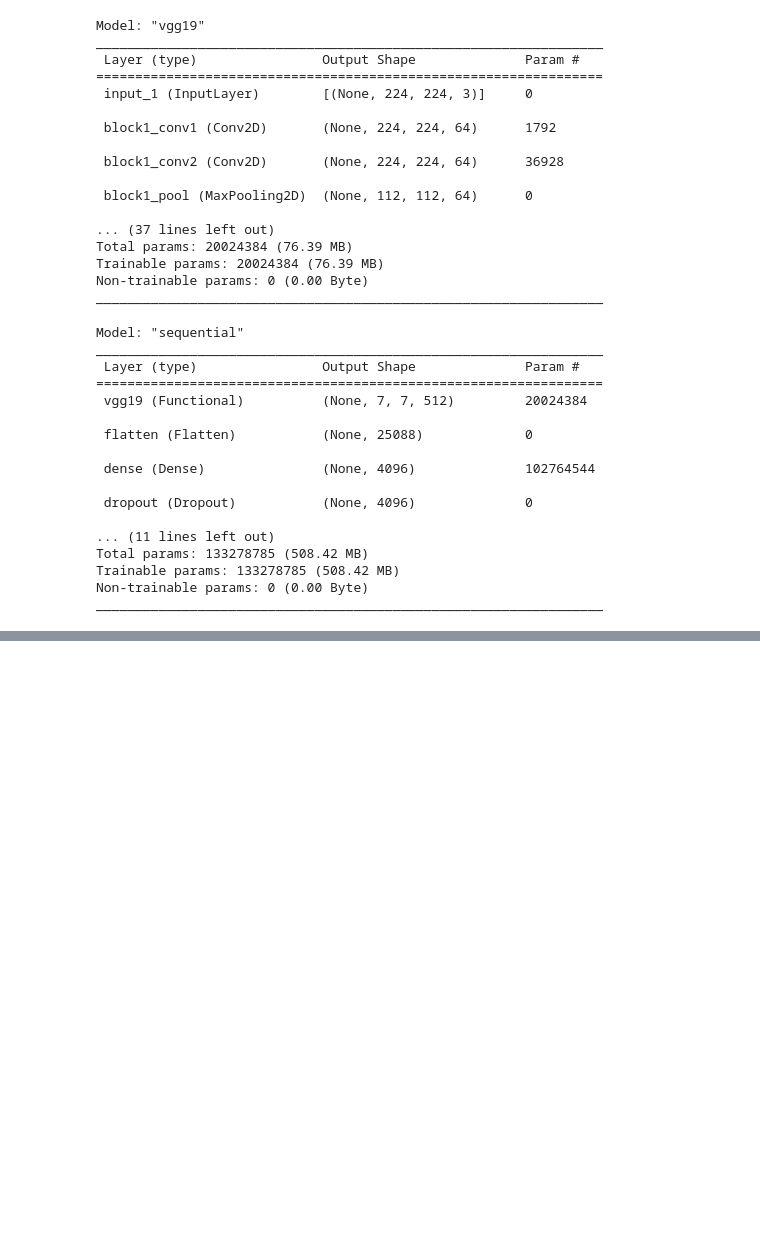
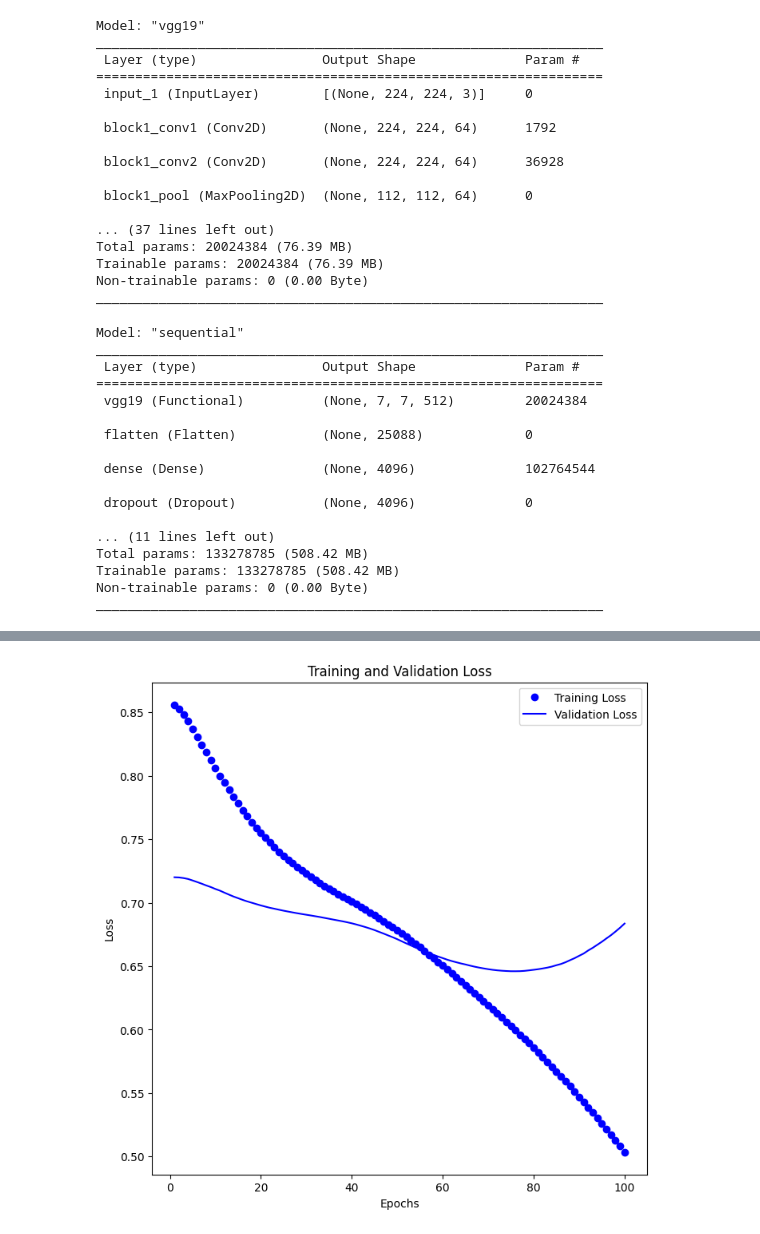
Before and after one commit to robert-pineau/CIND-860-Capstone, a Jupyter notebook: CIND860_TL_VGG19_full.ipynb, the cells around one changed output, grey strips where cells are left out. Cells and saved outputs as stored; diff of their text form; code cells hidden in the pictures; blank space fills up the shorter version.

```diff
--- a/CIND860_TL_VGG19_full.ipynb
+++ b/CIND860_TL_VGG19_full.ipynb
@@ -139,7 +128,6 @@ test_data_Z_9.npy
 #Z contains the original image_id.
 #Since Z is easy to load, only count Z.
 
-local_numpy_dir = "/tmp/rpineau_numpy"
 these_counts = {"train":0,"validate":0,"test":0}
 
 for i in ["train","validate","test"]:
@@ -219,7 +207,7 @@ for i in range(12,9,-1):
 # binary classification, using a final layer with 1 output and sigmoid activation
 model.add(layers.Dense(1, activation='sigmoid'))
 
-optimizer = keras.optimizers.Adam(learning_rate=0.000001)
+optimizer = keras.optimizers.Adam(learning_rate=0.0000001)
 model.compile(optimizer=optimizer, loss='binary_crossentropy', metrics=['accuracy'])
 model.summary()
 # %% [output]
@@ -241,8 +229,14 @@ Trainable params: 133278785 (508.42 MB)
 Non-trainable params: 0 (0.00 Byte)
 _________________________________________________________________
 # %%
-#Train the model
-model_history = model.fit(training_generator, validation_data=validation_generator, epochs=15)
+callbacks = [keras.callbacks.ModelCheckpoint(
+    filepath=f"{remote_numpy_dir}/keras_cnn_model.keras",
+    save_best_only=True,
+    monitor="val_loss"
+)]
+
+#Train the model for 200 epochs
+model_history = model.fit(training_generator, validation_data=validation_generator, epochs=200, callbacks=callbacks)
 
 test_loss,test_acc = model.evaluate(test_generator)
 print(f"MODEL1: Test Loss: {np.round(test_loss,3)} Test Accuracy: {np.round(test_acc*100,3)}%")
@@ -266,0 +332,30 @@ MODEL1: Test Loss: 1.524 Test Accuracy: 60.648%
+# %%
+def smooth_curve(points, factor=0.9):
+  smoothed_points = []
+  for point in points:
+    if smoothed_points:
+      previous = smoothed_points[-1]
+      smoothed_points.append(previous * factor + point * (1 - factor))
+    else:
+      smoothed_points.append(point)
+  return smoothed_points
+
+
+plt.figure(figsize=(8,8))
+
+average_loss_history = model_history.history['loss']
+average_val_loss_history = model_history.history['val_loss']
+smooth_loss_history = smooth_curve(average_loss_history)
+smooth_val_loss_history = smooth_curve(average_val_loss_history)
+
+plt.plot(range(1, len(smooth_loss_history) - 99), smooth_loss_history[0:100],'bo',label='Training Loss')
+plt.plot(range(1, len(smooth_val_loss_history) - 99), smooth_val_loss_history[0:100],'b',label='Validation Loss')
+plt.title('Training and Validation Loss')
+plt.xlabel('Epochs')
+plt.ylabel('Loss')
+plt.legend()
+#plt.show()
+png_plot=f"{remote_numpy_dir}/epochs.png"
+plt.savefig(png_plot)
+# %% [output]
+[figure, added]
```
Also changed, not shown: parts of 5 cells of this notebook.
